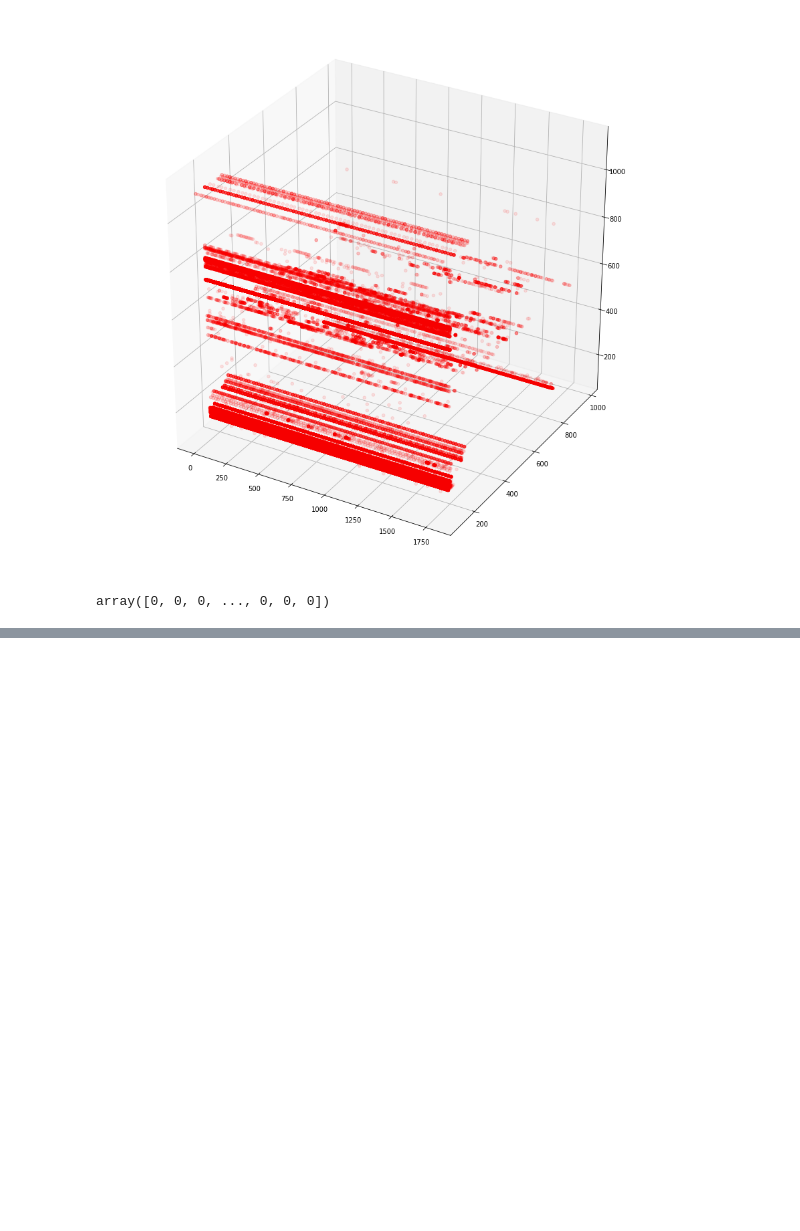
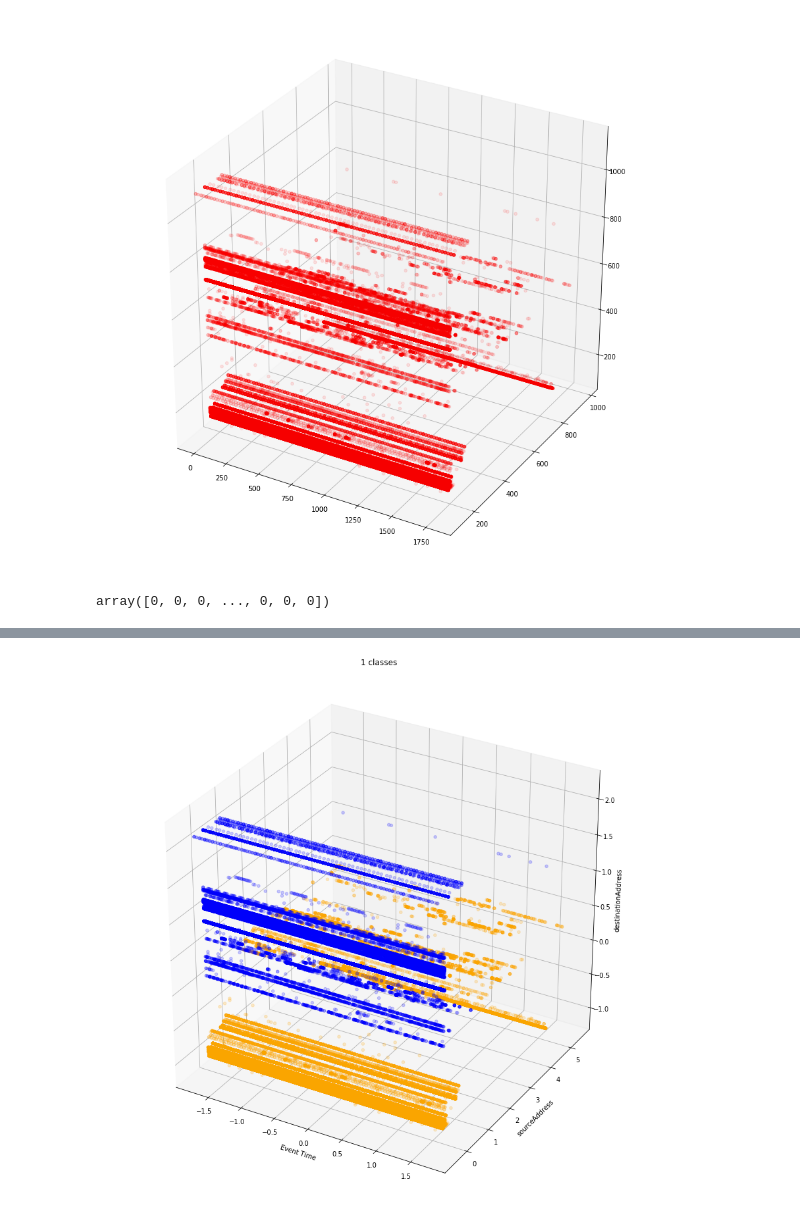
Before and after one commit to timtnleeProject/ML-learn, a Jupyter notebook: [LAB 1].ipynb, the cells around one changed output, grey strips where cells are left out. Cells and saved outputs as stored; diff of their text form; code cells hidden in the pictures; blank space fills up the shorter version.

```diff
--- a/[LAB 1].ipynb
+++ b/[LAB 1].ipynb
@@ -232,0 +284,19 @@ plt.show()
+# %%
+N_CLASS = 2
+kmeans = KMeans(n_clusters=N_CLASS, random_state=0).fit(training_set)
+y_pred = kmeans.predict(training_set)
+
+
+fig = plt.figure(figsize=(15,15))
+
+ax = fig.add_subplot(111, projection='3d')
+ax.title.set_text("{} classes".format(max(y_pred)))
+
+draw_cluster_3d(ax, y_pred, training_set)
+
+ax.set_xlabel('Event Time')
+ax.set_ylabel('sourceAddress')
+ax.set_zlabel('destinationAddress')
+plt.show()
+# %% [output]
+[figure, added]
```
Also changed, not shown: parts of 11 cells of this notebook, 3 other files.
